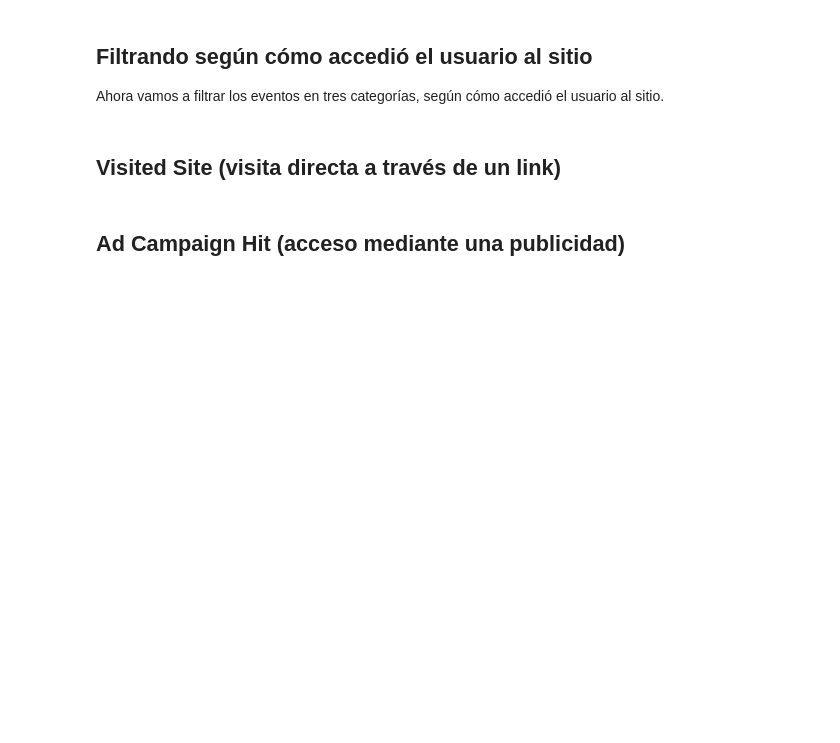
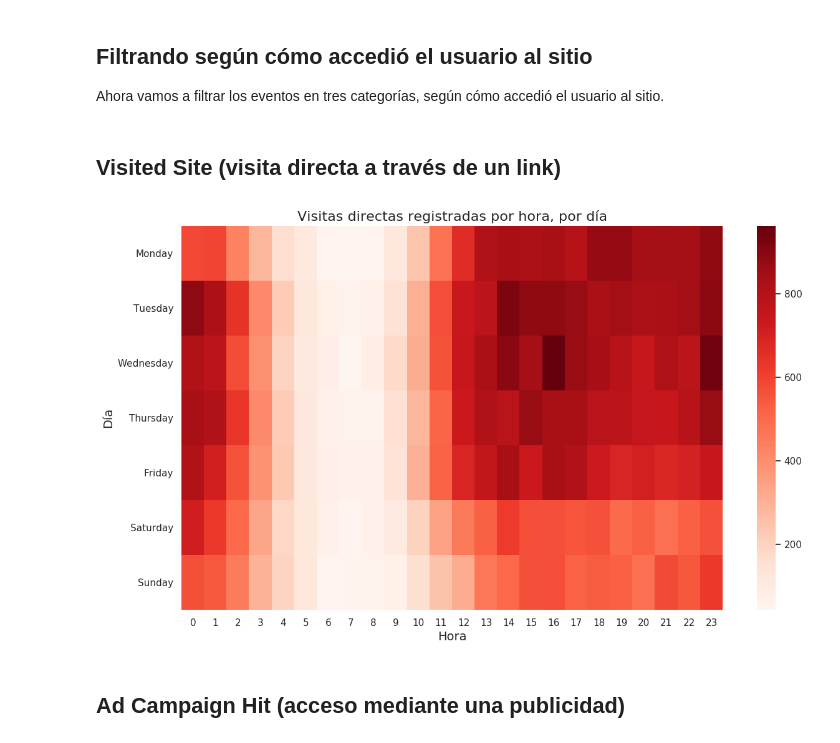
Before and after one commit to ndvazquez/7506-OrganizacionDeDatos, a Jupyter notebook: Eventos en el tiempo.ipynb, the cells around one changed output. Drawn from its saved outputs; the diff is of its cells as text; code cells hidden in the pictures; blank space fills up the shorter version.

```diff
--- a/Eventos en el tiempo.ipynb
+++ b/Eventos en el tiempo.ipynb
@@ -60,9 +73,11 @@ Ahora vamos a filtrar los eventos en tres categorías, según cómo accedió el
 visitas_directas = eventos_df.loc[eventos_df['event'] == 'visited site', :]
 _heatmap = visitas_directas.pivot_table(index='weekday', columns='hour', values='event', aggfunc='count')
 # %%
-plt.figure(figsize=[10,4])
+plt.figure(figsize=[14,8])
 g = crear_grafico_heatmap(_heatmap, 'Reds', 'Visitas directas registradas por hora, por día')
 plt.show()
+# %% [output]
+[figure, added]
 # %% [markdown]
 ## Ad Campaign Hit (acceso mediante una publicidad)
 # %%
```
Also changed, not shown: parts of 7 cells of this notebook.
